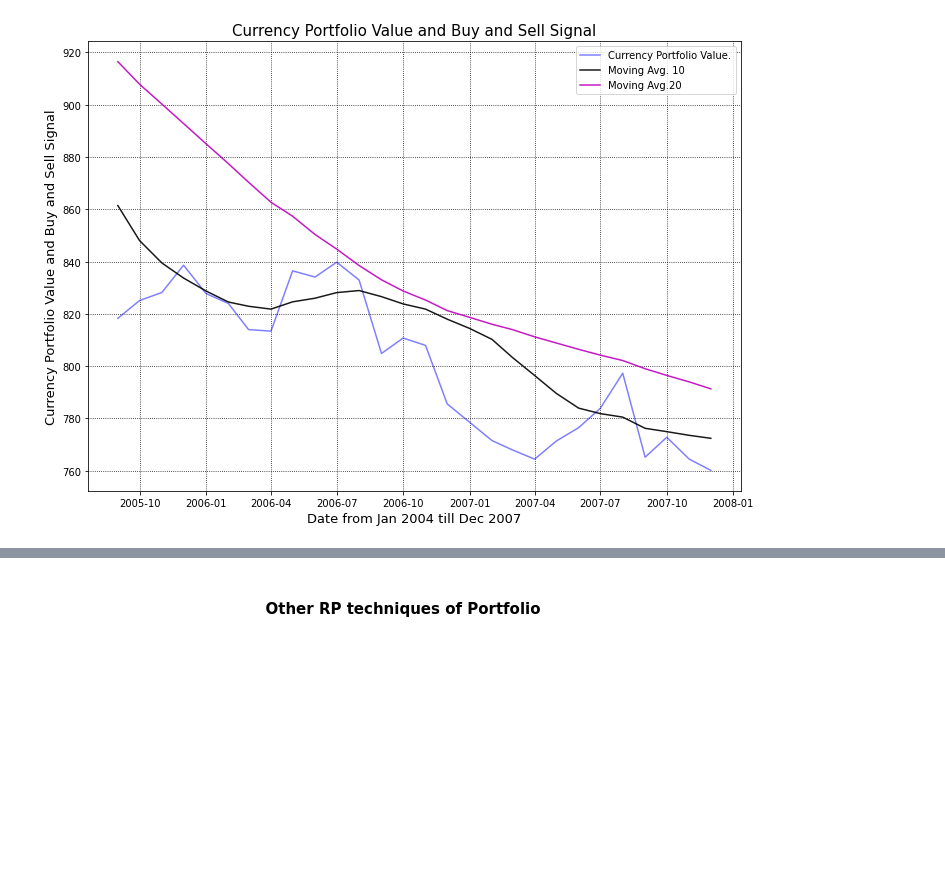
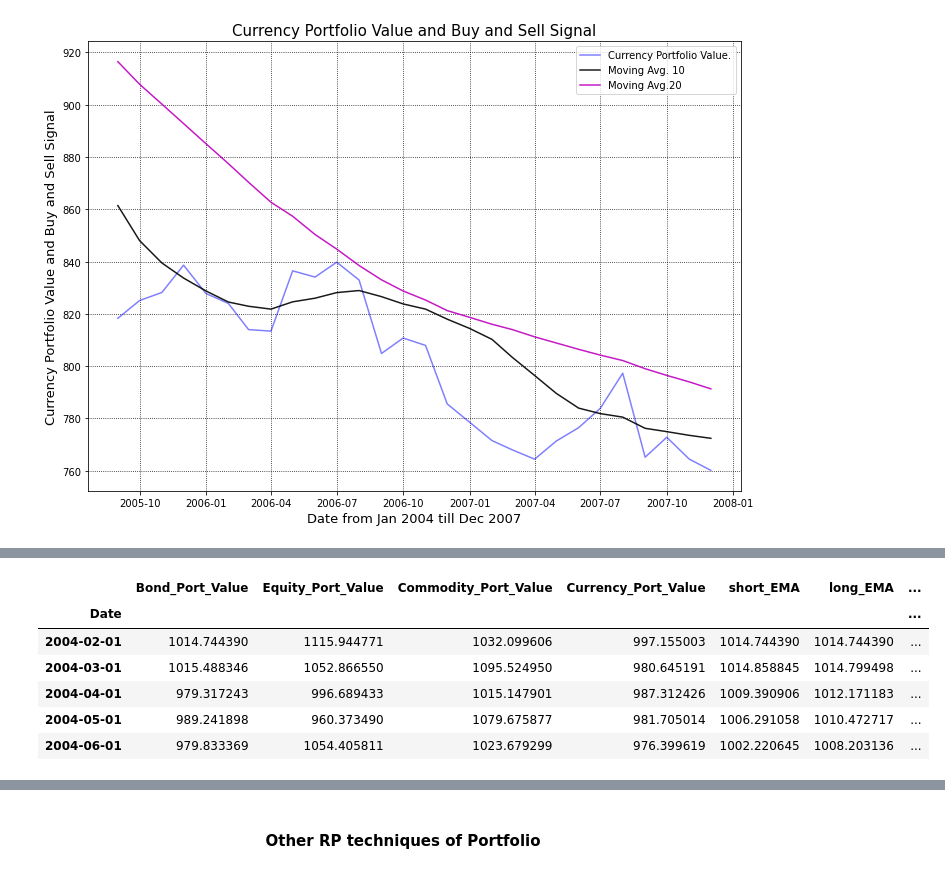
Before and after one commit to sherif603/Parity-Risk-Strategies, a Jupyter notebook: 2021_03_19_RP_2004_2007.ipynb, the cells around one changed output, grey strips where cells are left out. Saved outputs shown, nothing was run; the diff lists cells and outputs as text; code cells hidden in the pictures; blank space fills up the shorter version.

```diff
--- a/2021_03_19_RP_2004_2007.ipynb
+++ b/2021_03_19_RP_2004_2007.ipynb
@@ -2316,0 +2346,10 @@ plt.legend(loc=1);
+# %%
+MACD_df.head()
+# %% [output]
+|  | Bond_Port_Value | Equity_Port_Value | Commodity_Port_Value | Currency_Port_Value | short_EMA | long_EMA | ... |
+| Date |  |  |  |  |  |  | ... |
+| 2004-02-01 | 1014.744390 | 1115.944771 | 1032.099606 | 997.155003 | 1014.744390 | 1014.744390 | ... |
+| 2004-03-01 | 1015.488346 | 1052.866550 | 1095.524950 | 980.645191 | 1014.858845 | 1014.799498 | ... |
+| 2004-04-01 | 979.317243 | 996.689433 | 1015.147901 | 987.312426 | 1009.390906 | 1012.171183 | ... |
+| 2004-05-01 | 989.241898 | 960.373490 | 1079.675877 | 981.705014 | 1006.291058 | 1010.472717 | ... |
+| 2004-06-01 | 979.833369 | 1054.405811 | 1023.679299 | 976.399619 | 1002.220645 | 1008.203136 | ... |
```
Also changed, not shown: parts of 16 cells of this notebook.
